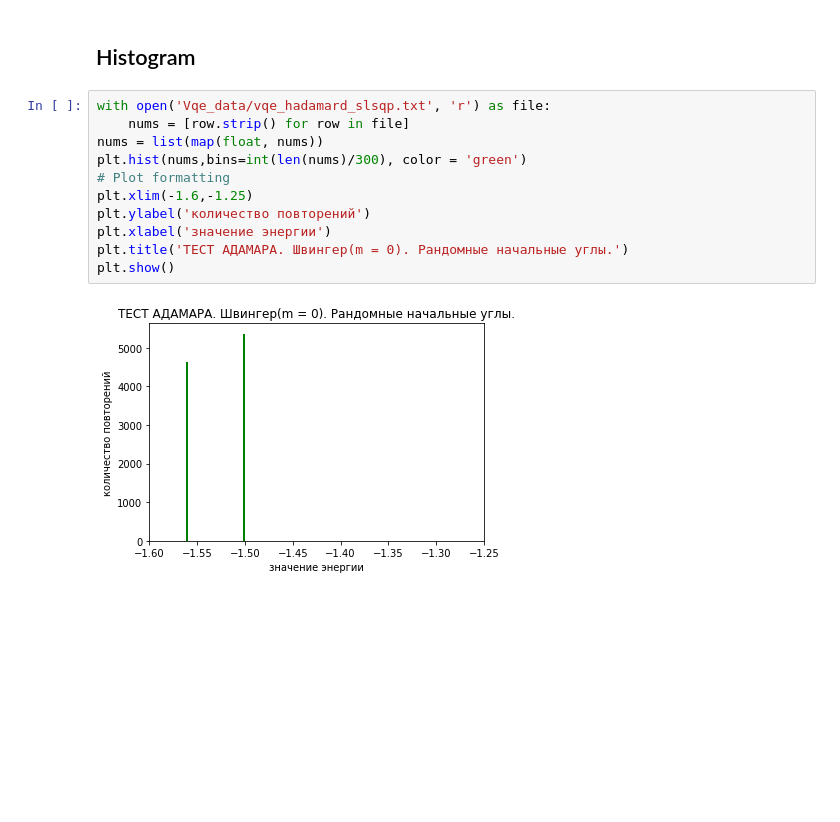
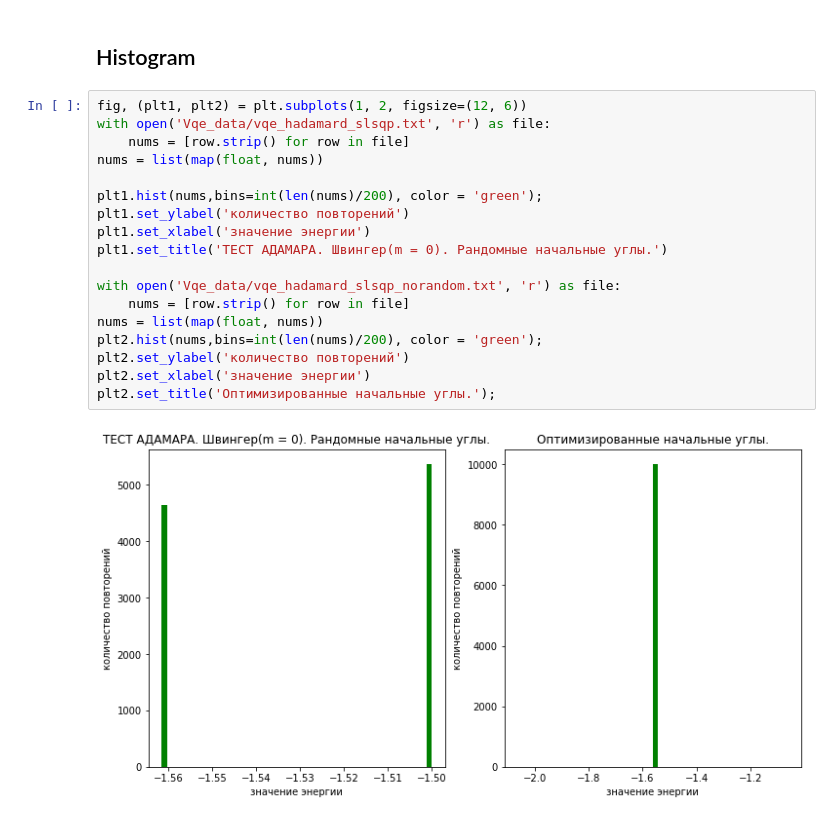
Before and after one commit to applevitya/vqe1, a Jupyter notebook: report_gradients.ipynb, the cells around one changed output. Cells and saved outputs as stored; diff of their text form; blank space fills up the shorter version.

```diff
--- a/report_gradients.ipynb
+++ b/report_gradients.ipynb
@@ -63,15 +63,22 @@ ne random =  -1.5615528128088298
 # %% [markdown]
 ## Histogram
 # %%
+fig, (plt1, plt2) = plt.subplots(1, 2, figsize=(12, 6))
 with open('Vqe_data/vqe_hadamard_slsqp.txt', 'r') as file:
     nums = [row.strip() for row in file]
 nums = list(map(float, nums))
-plt.hist(nums,bins=int(len(nums)/300), color = 'green')
-# Plot formatting
-plt.xlim(-1.6,-1.25)
-plt.ylabel('количество повторений')
-plt.xlabel('значение энергии')
-plt.title('ТЕСТ АДАМАРА. Швингер(m = 0). Рандомные начальные углы.')
-plt.show()
+
+plt1.hist(nums,bins=int(len(nums)/200), color = 'green');
+plt1.set_ylabel('количество повторений')
+plt1.set_xlabel('значение энергии')
+plt1.set_title('ТЕСТ АДАМАРА. Швингер(m = 0). Рандомные начальные углы.')
+
+with open('Vqe_data/vqe_hadamard_slsqp_norandom.txt', 'r') as file:
+    nums = [row.strip() for row in file]
+nums = list(map(float, nums))
+plt2.hist(nums,bins=int(len(nums)/200), color = 'green');
+plt2.set_ylabel('количество повторений')
+plt2.set_xlabel('значение энергии')
+plt2.set_title('Оптимизированные начальные углы.');
 # %% [output]
-[figure, old version]
+[figure, new version]
```
Also changed, not shown: 1 other file.
